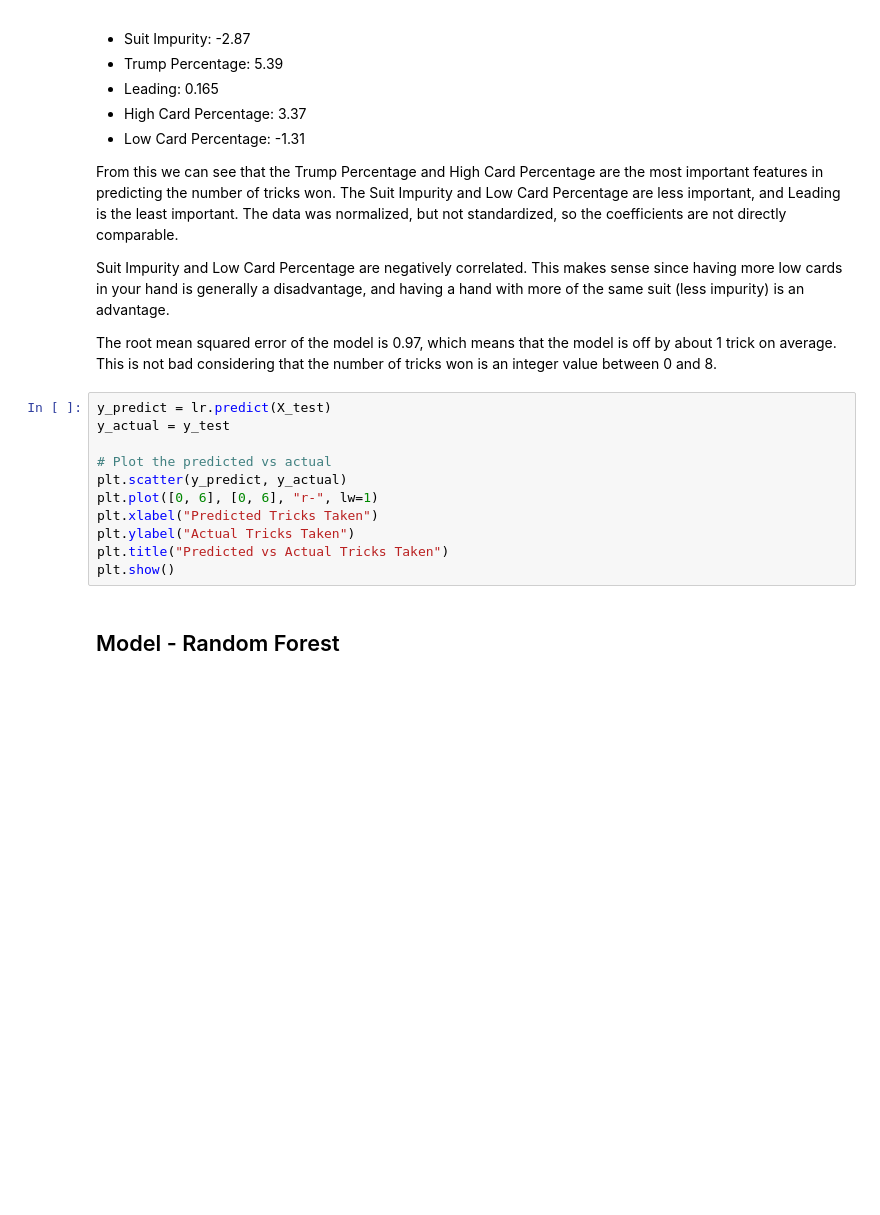
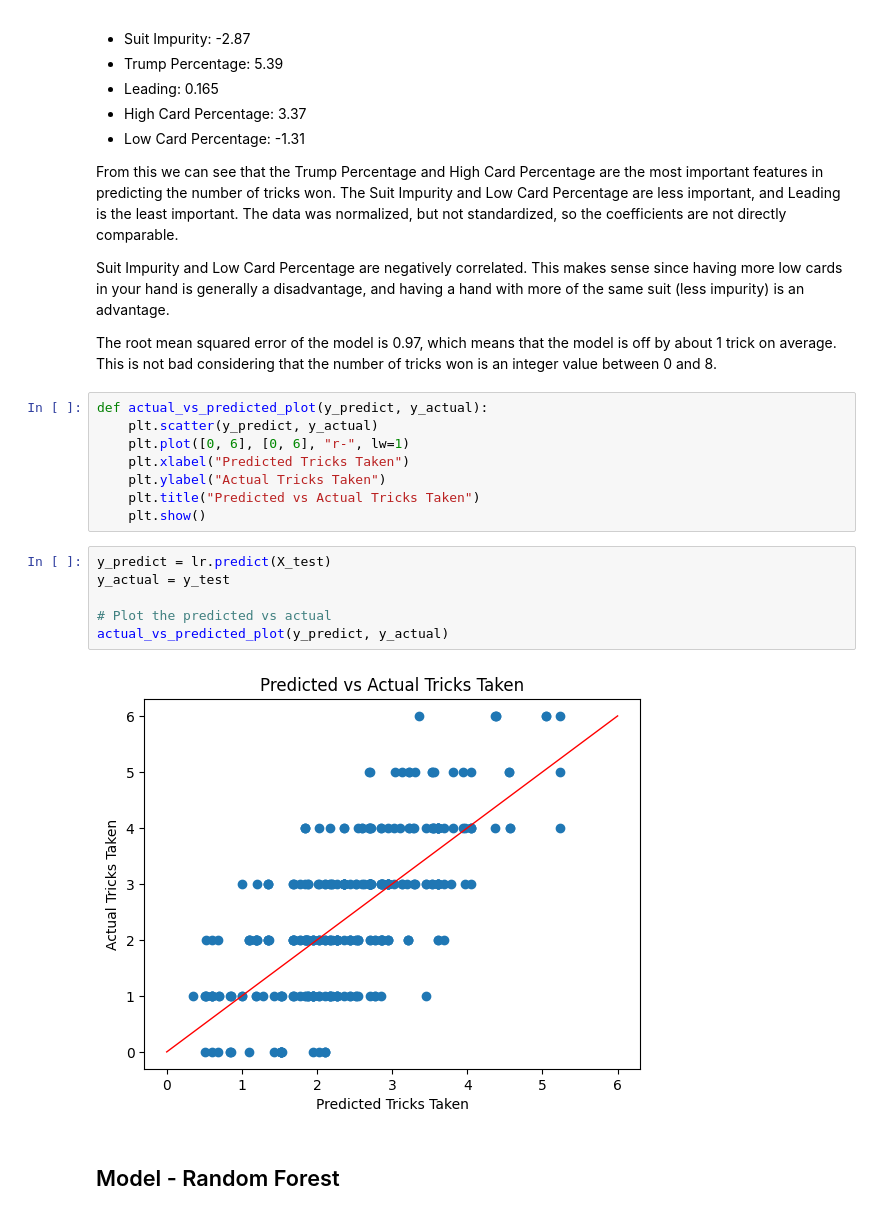
Before and after one commit to stevenlundy/udacity-data-science-blog, a Jupyter notebook: trick-taking-game.ipynb, the cells around one changed output. Drawn from its saved outputs; the diff is of its cells as text; blank space fills up the shorter version.

Commit message:
Run code, pull out chart function

```diff
--- a/trick-taking-game.ipynb
+++ b/trick-taking-game.ipynb
@@ -83,16 +110,21 @@ Suit Impurity and Low Card Percentage are negatively correlated. This makes sens
 
 The root mean squared error of the model is 0.97, which means that the model is off by about 1 trick on average. This is not bad considering that the number of tricks won is an integer value between 0 and 8.
 # %%
-y_predict = lr.predict(X_test)
-y_actual = y_test
-
-# Plot the predicted vs actual
-plt.scatter(y_predict, y_actual)
-plt.plot([0, 6], [0, 6], "r-", lw=1)
-plt.xlabel("Predicted Tricks Taken")
-plt.ylabel("Actual Tricks Taken")
-plt.title("Predicted vs Actual Tricks Taken")
-plt.show()
+def actual_vs_predicted_plot(y_predict, y_actual):
+    plt.scatter(y_predict, y_actual)
+    plt.plot([0, 6], [0, 6], "r-", lw=1)
+    plt.xlabel("Predicted Tricks Taken")
+    plt.ylabel("Actual Tricks Taken")
+    plt.title("Predicted vs Actual Tricks Taken")
+    plt.show()
+# %%
+y_predict = lr.predict(X_test)
+y_actual = y_test
+
+# Plot the predicted vs actual
+actual_vs_predicted_plot(y_predict, y_actual)
+# %% [output]
+[figure, added]
 # %% [markdown]
 ## Model - Random Forest
 # %%
```
Also changed, not shown: parts of 12 cells of this notebook.
